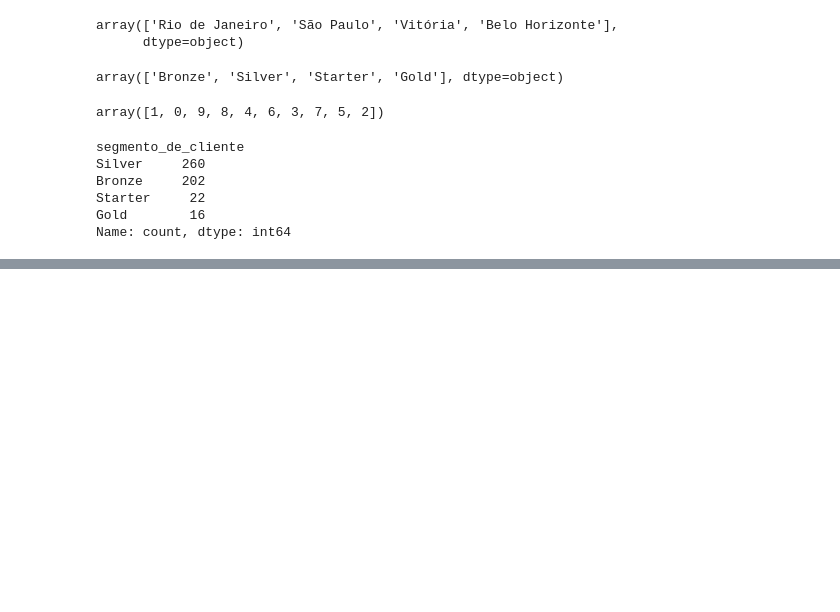
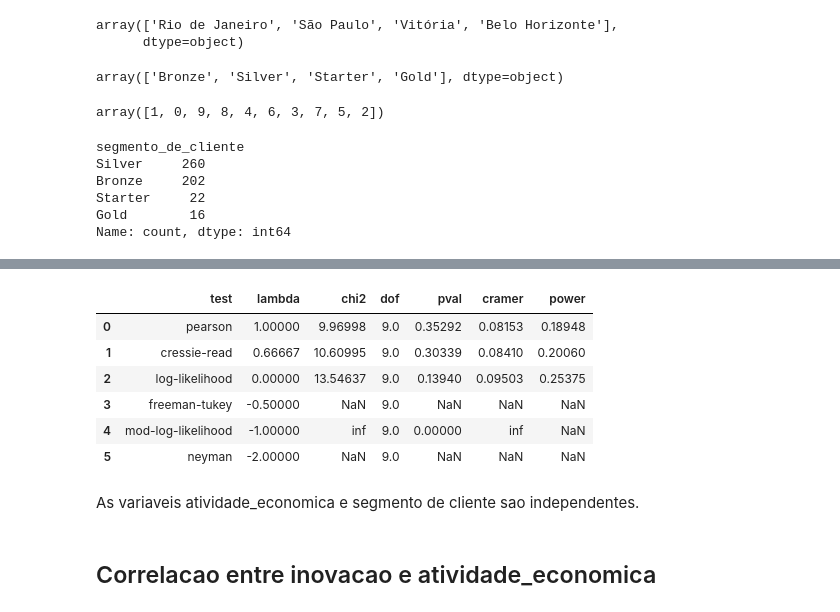
Before and after one commit to marciocamello/ml-decision-tree-classification, a Jupyter notebook: classificacao_segment_empresa.ipynb, the cells around one changed output, grey strips where cells are left out. Saved outputs shown, nothing was run; the diff lists cells and outputs as text; code cells hidden in the pictures; blank space fills up the shorter version.

```diff
--- a/classificacao_segment_empresa.ipynb
+++ b/classificacao_segment_empresa.ipynb
@@ -111,0 +198,6 @@ px.bar(percentual_inovacao, color=percentual_inovacao.index)
+# %%
+# Teste de Qui-quadrado de Pearson
+# H0 - as variaveis sao independentes
+# H1 - as variaveis nao sao independentes
+# Se p-value > 0.05, aceita a hipotese nula, caso contrario rejeita
+valor_esperado, valor_observado, estatisticas = pg.chi2_independence(df_segmento, 'segmento_de_cliente', 'atividade_economica')
@@ -111,0 +241,15 @@ px.bar(percentual_inovacao, color=percentual_inovacao.index)
+# %%
+# Estatisticas
+estatisticas.round(5)
+# %% [output]
+|  | test | lambda | chi2 | dof | pval | cramer | power |
+| 0 | pearson | 1.00000 | 9.96998 | 9.0 | 0.35292 | 0.08153 | 0.18948 |
+| 1 | cressie-read | 0.66667 | 10.60995 | 9.0 | 0.30339 | 0.08410 | 0.20060 |
+| 2 | log-likelihood | 0.00000 | 13.54637 | 9.0 | 0.13940 | 0.09503 | 0.25375 |
+| 3 | freeman-tukey | -0.50000 | NaN | 9.0 | NaN | NaN | NaN |
+| 4 | mod-log-likelihood | -1.00000 | inf | 9.0 | 0.00000 | inf | NaN |
+| 5 | neyman | -2.00000 | NaN | 9.0 | NaN | NaN | NaN |
+# %% [markdown]
+As variaveis atividade_economica e segmento de cliente sao independentes.
+# %% [markdown]
+## Correlacao entre inovacao e atividade_economica
```
Also changed, not shown: parts of 22 cells of this notebook.
